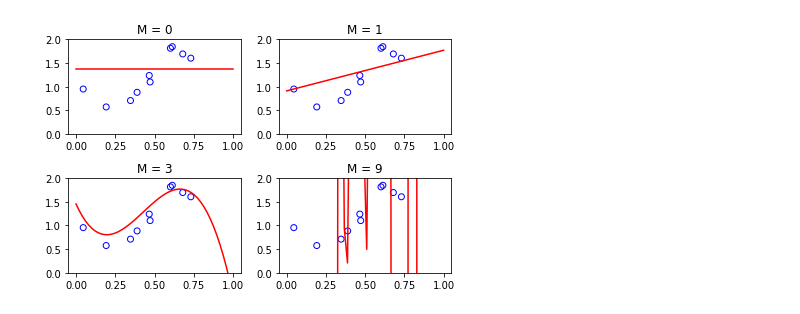
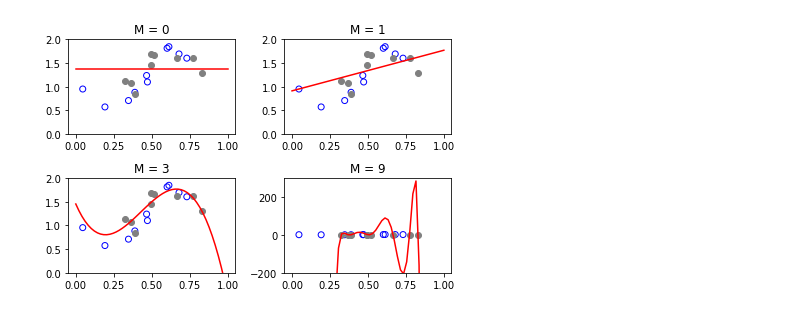
Before and after one commit to TmsRC/DataScience_Primeros, a Jupyter notebook: nbEjercicio2.ipynb, the cells around one changed output. Saved outputs shown, nothing was run; the diff lists cells and outputs as text; code cells hidden in the pictures.

```diff
--- a/nbEjercicio2.ipynb
+++ b/nbEjercicio2.ipynb
@@ -3,7 +3,7 @@ import numpy as np
 import matplotlib.pyplot as plt
 import numpy.linalg as la
 # %%
-datosFull = np.loadtxt('numeros_20.txt')
+datosFull = np.loadtxt('../ejercicios/02/numeros_20.txt')
 x = datosFull[:,0]
 y = datosFull[:,1]
 # %%
@@ -27,25 +27,28 @@ def chiSquare(y,t):
 # %%
 fig,axii = plt.subplots(2,2)
 
 axes = list(axii[0])+list(axii[1])
 Ms = [0,1,3,9]
 E_rms = [[],[]]
 for i in range(0,10):
 
     x_test = np.linspace(0,1)
     coefs = fitCoef(x[:9],y[:9],i)
     y_fit = polyGen(coefs,x_test) #Si era el otro fit, cambiar esto.
 
     E_rms[0].append(np.sqrt(chiSquare(polyGen(coefs,x[:9]),y[:9]))/10)
     E_rms[1].append(np.sqrt(chiSquare(polyGen(coefs,x[10:]),y[10:]))/10)
 
     if i in Ms:
         a = axes[Ms.index(i)]
         a.scatter(x[10:],y[10:],facecolors='none',edgecolors='b')
+        a.scatter(x[:9],y[:9],c='grey')
         a.plot(x_test,y_fit,c='r')
         a.set_title("M = "+str(i))
         a.set_ylim(0,2)
+        if i == 9:
+            a.set_ylim(-200,300)
 
 fig.tight_layout()
 # %% [output]
-[figure, old version]
+[figure, new version]
```
Also changed, not shown: parts of 2 cells of this notebook.
